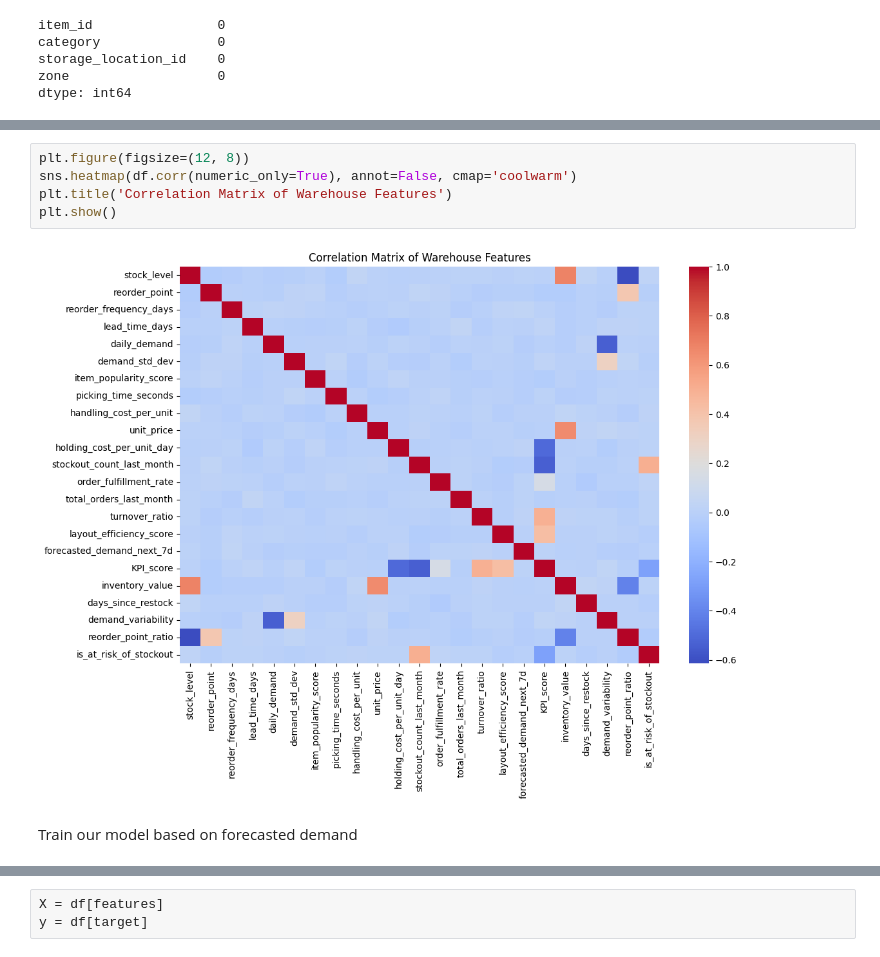
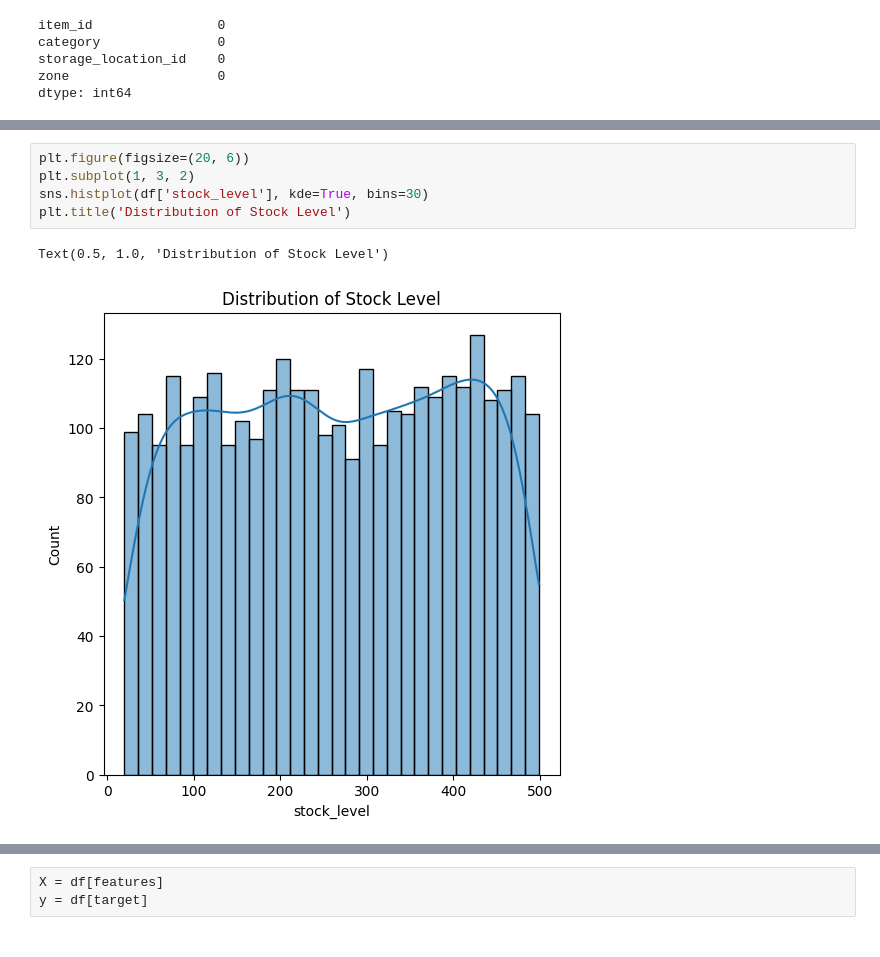
Before and after one commit to VUT-BA-3-2-Project-2025/Team-force, a Jupyter notebook: Teamforce_one_on_one.ipynb, the cells around one changed output, grey strips where cells are left out. Saved outputs shown, nothing was run; the diff lists cells and outputs as text.

```diff
--- a/Teamforce_one_on_one.ipynb
+++ b/Teamforce_one_on_one.ipynb
@@ -126,9 +116,8 @@ plt.show()
-# %%
-plt.figure(figsize=(12, 8))
-sns.heatmap(df.corr(numeric_only=True), annot=False, cmap='coolwarm')
-plt.title('Correlation Matrix of Warehouse Features')
-plt.show()
-# %% [output]
-[figure, removed]
-# %% [markdown]
-Train our model based on forecasted demand
+# %%
+plt.figure(figsize=(20, 6))
+plt.subplot(1, 3, 2)
+sns.histplot(df['stock_level'], kde=True, bins=30)
+plt.title('Distribution of Stock Level')
+# %% [output]
+Text(0.5, 1.0, 'Distribution of Stock Level')
+[figure, added]
```
Also changed, not shown: parts of 31 cells of this notebook.
